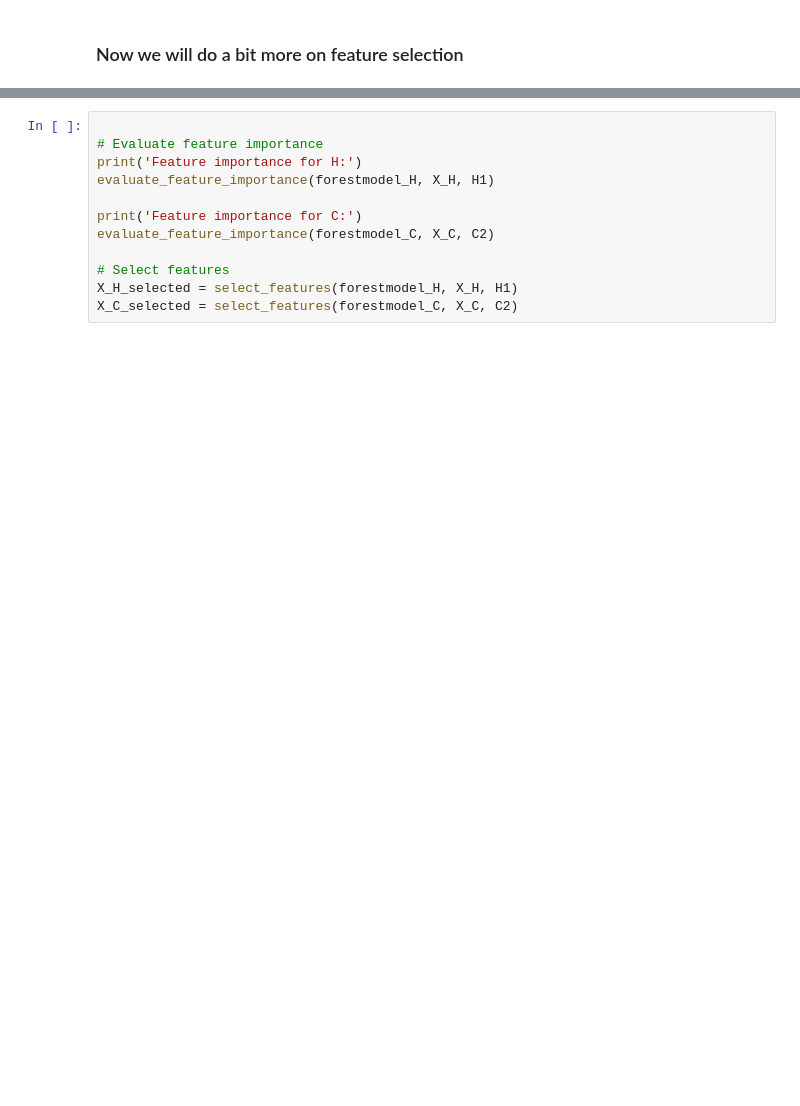
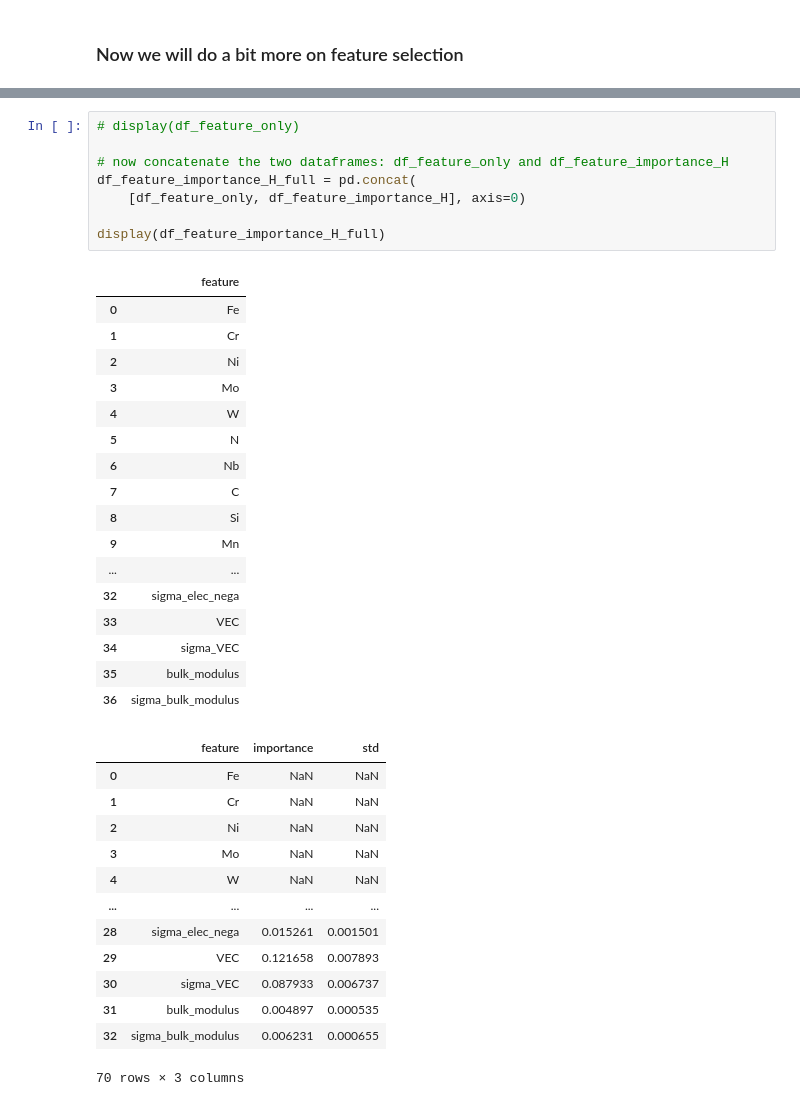
Before and after one commit to YXWU2014/CCA_representation_ML, a Jupyter notebook: Dataset_Cleaned/EDA_feature_calculation_selection.ipynb, the cells around one changed output, grey strips where cells are left out. Saved outputs shown, nothing was run; the diff lists cells and outputs as text; blank space fills up the shorter version.

```diff
--- a/Dataset_Cleaned/EDA_feature_calculation_selection.ipynb
+++ b/Dataset_Cleaned/EDA_feature_calculation_selection.ipynb
@@ -278,12 +372,39 @@ R2 score for C: 0.953064221943867
-# %%
-
-# Evaluate feature importance
-print('Feature importance for H:')
-evaluate_feature_importance(forestmodel_H, X_H, H1)
-
-print('Feature importance for C:')
-evaluate_feature_importance(forestmodel_C, X_C, C2)
-
-# Select features
-X_H_selected = select_features(forestmodel_H, X_H, H1)
-X_C_selected = select_features(forestmodel_C, X_C, C2)
+# %%
+# display(df_feature_only)
+
+# now concatenate the two dataframes: df_feature_only and df_feature_importance_H
+df_feature_importance_H_full = pd.concat(
+    [df_feature_only, df_feature_importance_H], axis=0)
+
+display(df_feature_importance_H_full)
+# %% [output]
+|  | feature |
+| 0 | Fe |
+| 1 | Cr |
+| 2 | Ni |
+| 3 | Mo |
+| 4 | W |
+| 5 | N |
+| 6 | Nb |
+| 7 | C |
+| 8 | Si |
+| 9 | Mn |
+| ... | ... |
+| 32 | sigma_elec_nega |
+| 33 | VEC |
+| 34 | sigma_VEC |
+| 35 | bulk_modulus |
+| 36 | sigma_bulk_modulus |
+|  | feature | importance | std |
+| 0 | Fe | NaN | NaN |
+| 1 | Cr | NaN | NaN |
+| 2 | Ni | NaN | NaN |
+| 3 | Mo | NaN | NaN |
+| 4 | W | NaN | NaN |
+| ... | ... | ... | ... |
+| 28 | sigma_elec_nega | 0.015261 | 0.001501 |
+| 29 | VEC | 0.121658 | 0.007893 |
+| 30 | sigma_VEC | 0.087933 | 0.006737 |
+| 31 | bulk_modulus | 0.004897 | 0.000535 |
+| 32 | sigma_bulk_modulus | 0.006231 | 0.000655 |
+70 rows × 3 columns
```
Also changed, not shown: parts of 6 cells of this notebook.
